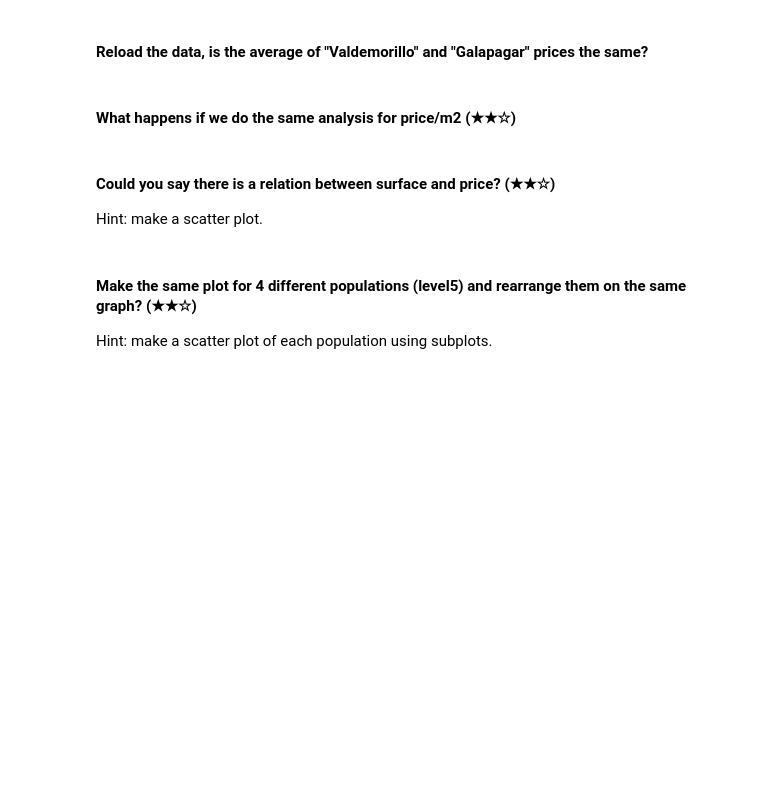
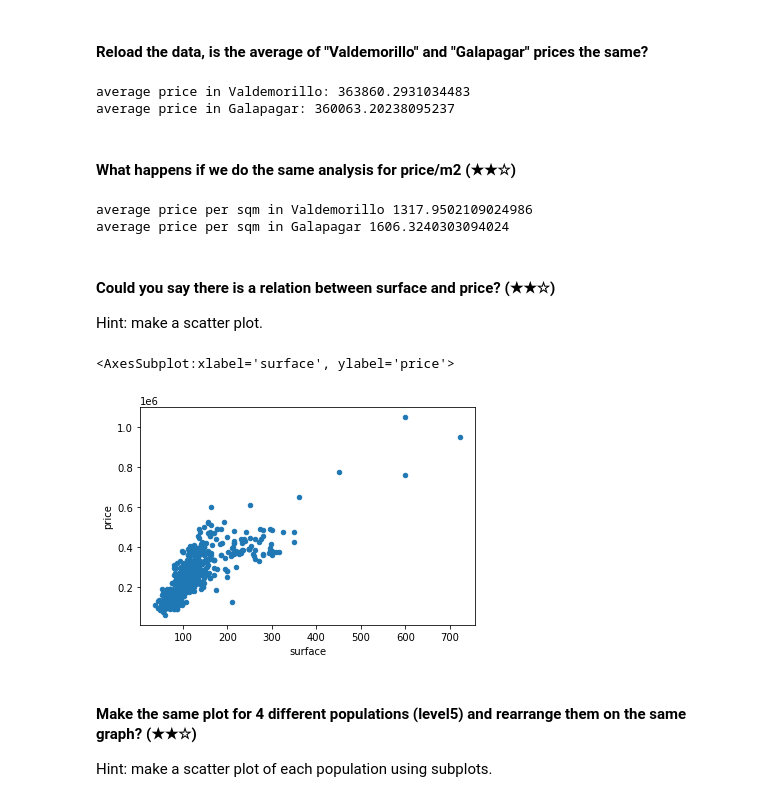
Before and after one commit to spannozzo/realestate-datacleanup-exercise, a Jupyter notebook: project.ipynb, the cells around one changed output. Saved outputs shown, nothing was run; the diff lists cells and outputs as text; code cells hidden in the pictures; blank space fills up the shorter version.

```diff
--- a/project.ipynb
+++ b/project.ipynb
@@ -174,10 +331,47 @@ map
 # %% [markdown]
 #### Reload the data, is the average of "Valdemorillo" and "Galapagar" prices the same?
+# %%
+t = df.loc[df['level5'].isin(["Valdemorillo","Galapagar"])]
+
+t= t.loc[t['price']!=0]
+
+val_prices=t.loc[t['level5']=='Valdemorillo']['price']
+gal_prices=t.loc[t['level5']=='Galapagar']['price']
+
+print('average price in Valdemorillo:',val_prices.mean())
+print('average price in Galapagar:',gal_prices.mean())
+# %% [output]
+average price in Valdemorillo: 363860.2931034483
+average price in Galapagar: 360063.20238095237
 # %% [markdown]
 #### What happens if we do the same analysis for price/m2 (★★☆)
+# %%
+t['price per sqm']=t['price']/t['surface']
+
+prices_sqm_val = t.loc[t['level5']=='Valdemorillo']['price per sqm']
+prices_sqm_gal = t.loc[t['level5']=='Galapagar']['price per sqm']
+
+print('average price per sqm in Valdemorillo',prices_sqm_val.mean())
+print('average price per sqm in Galapagar',prices_sqm_gal.mean())
+# %% [output]
+average price per sqm in Valdemorillo 1317.9502109024986
+average price per sqm in Galapagar 1606.3240303094024
 # %% [markdown]
 #### Could you say there is a relation between surface and price? (★★☆)
 Hint: make a scatter plot.
+# %%
+import matplotlib.pyplot as plt
+import numpy as np
+import pandas as pd
+
+# pd.options.plotting.backend = 'plotly'
+
+x = south_belt.loc[south_belt['price']!=0]
+
+x.plot(kind='scatter', x="surface", y="price")
+# %% [output]
+<AxesSubplot:xlabel='surface', ylabel='price'>
+[figure, added]
 # %% [markdown]
 #### Make the same plot for 4 different populations (level5) and rearrange them on the same graph? (★★☆)
 Hint: make a scatter plot of each population using subplots.
```
Also changed, not shown: parts of 12 cells of this notebook.
